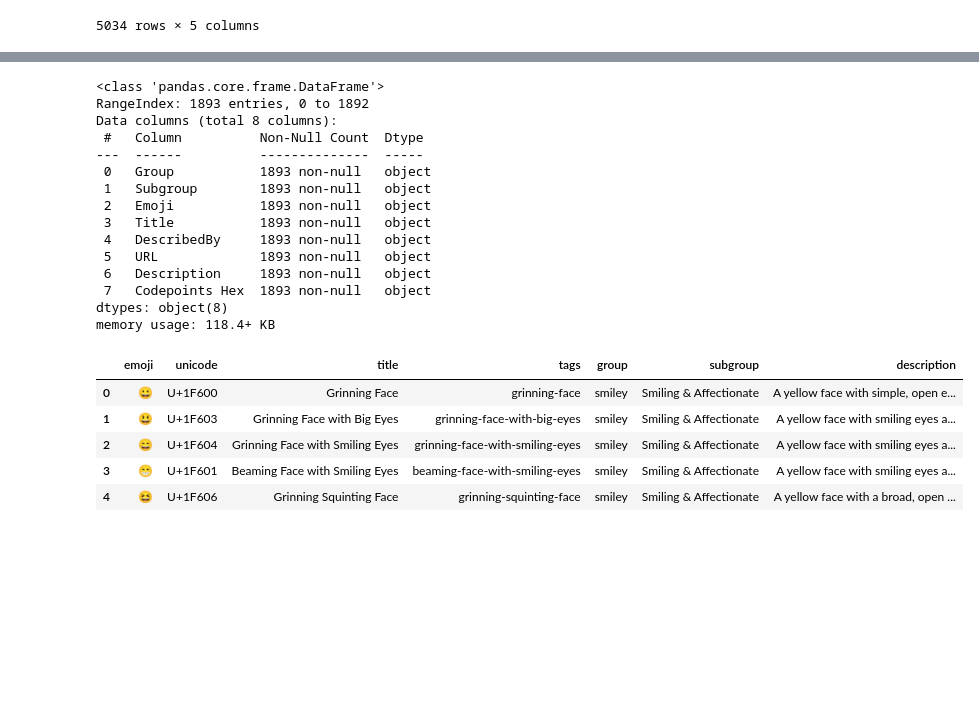
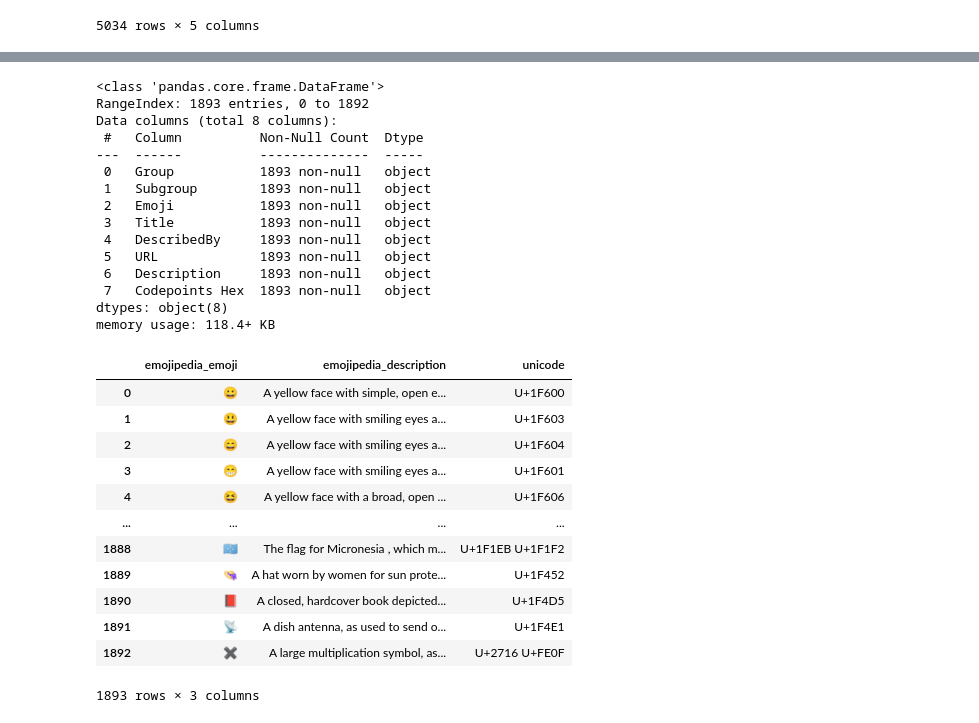
Before and after one commit to LCM-W25-3035/EmojiGen, a Jupyter notebook: Notebooks/EmojiGen.ipynb, the cells around one changed output, grey strips where cells are left out. Saved outputs shown, nothing was run; the diff lists cells and outputs as text; code cells hidden in the pictures; blank space fills up the shorter version.

```diff
--- a/Notebooks/EmojiGen.ipynb
+++ b/Notebooks/EmojiGen.ipynb
@@ -96,0 +234,12 @@ llm_emoji_df
+# %%
+def normalize_unicode(unicode_str):
+    # Remove existing "U+" prefixes
+    cleaned = re.sub(r"U\+", "", unicode_str)
+
+    # Replace separators (spaces, commas, hyphens) with a single space
+    cleaned = re.sub(r"[\s,.-]+", " ", cleaned)
+
+    # Add "U+" prefix to each code point
+    normalized = " ".join(f"U+{code}" for code in cleaned.split())
+
+    return normalized
@@ -158,29 +331,35 @@ memory usage: 502.2+ KB
 # %%
 emojipedia_df.info()
-new_order = ['Emoji', 'Codepoints Hex', 'Title', 'DescribedBy', 'Group', 'Subgroup', 'Description']
-emojipedia_sm_df = emojipedia_df[new_order]
-emojipedia_sm_df.rename(columns={'Emoji':'emoji', 'Codepoints Hex':'unicode', 'Title':'title',
-'DescribedBy':'tags', 'Group':'group', 'Subgroup':'subgroup', 'Description':'description'}, inplace=True)
-emojipedia_sm_df.head()
+emojipedia_sm_df = emojipedia_df[['Emoji','Description','Codepoints Hex']]
+emojipedia_sm_df.rename(columns={'Emoji':'emojipedia_emoji','Codepoints Hex':'unicode', 'Description':'emojipedia_description'}, inplace=True)
+emojipedia_sm_df['unicode'] = emojipedia_sm_df['unicode'].apply(normalize_unicode)
+emojipedia_sm_df
 # %% [output]
 <class 'pandas.core.frame.DataFrame'>
 RangeIndex: 1893 entries, 0 to 1892
 Data columns (total 8 columns):
  #   Column          Non-Null Count  Dtype
 ---  ------          --------------  -----
  0   Group           1893 non-null   object
  1   Subgroup        1893 non-null   object
  2   Emoji           1893 non-null   object
  3   Title           1893 non-null   object
  4   DescribedBy     1893 non-null   object
  5   URL             1893 non-null   object
  6   Description     1893 non-null   object
  7   Codepoints Hex  1893 non-null   object
 dtypes: object(8)
 memory usage: 118.4+ KB
-|  | emoji | unicode | title | tags | group | subgroup | description |
-| 0 | 😀 | U+1F600 | Grinning Face | grinning-face | smiley | Smiling & Affectionate | A yellow face with simple, open e... |
-| 1 | 😃 | U+1F603 | Grinning Face with Big Eyes | grinning-face-with-big-eyes | smiley | Smiling & Affectionate | A yellow face with smiling eyes a... |
-| 2 | 😄 | U+1F604 | Grinning Face with Smiling Eyes | grinning-face-with-smiling-eyes | smiley | Smiling & Affectionate | A yellow face with smiling eyes a... |
-| 3 | 😁 | U+1F601 | Beaming Face with Smiling Eyes | beaming-face-with-smiling-eyes | smiley | Smiling & Affectionate | A yellow face with smiling eyes a... |
-| 4 | 😆 | U+1F606 | Grinning Squinting Face | grinning-squinting-face | smiley | Smiling & Affectionate | A yellow face with a broad, open ... |
+|  | emojipedia_emoji | emojipedia_description | unicode |
+| 0 | 😀 | A yellow face with simple, open e... | U+1F600 |
+| 1 | 😃 | A yellow face with smiling eyes a... | U+1F603 |
+| 2 | 😄 | A yellow face with smiling eyes a... | U+1F604 |
+| 3 | 😁 | A yellow face with smiling eyes a... | U+1F601 |
+| 4 | 😆 | A yellow face with a broad, open ... | U+1F606 |
+| ... | ... | ... | ... |
+| 1888 | 🇫🇲 | The flag for Micronesia , which m... | U+1F1EB U+1F1F2 |
+| 1889 | 👒 | A hat worn by women for sun prote... | U+1F452 |
+| 1890 | 📕 | A closed, hardcover book depicted... | U+1F4D5 |
+| 1891 | 📡 | A dish antenna, as used to send o... | U+1F4E1 |
+| 1892 | ✖️ | A large multiplication symbol, as... | U+2716 U+FE0F |
+1893 rows × 3 columns
```
Also changed, not shown: parts of 20 cells of this notebook.
